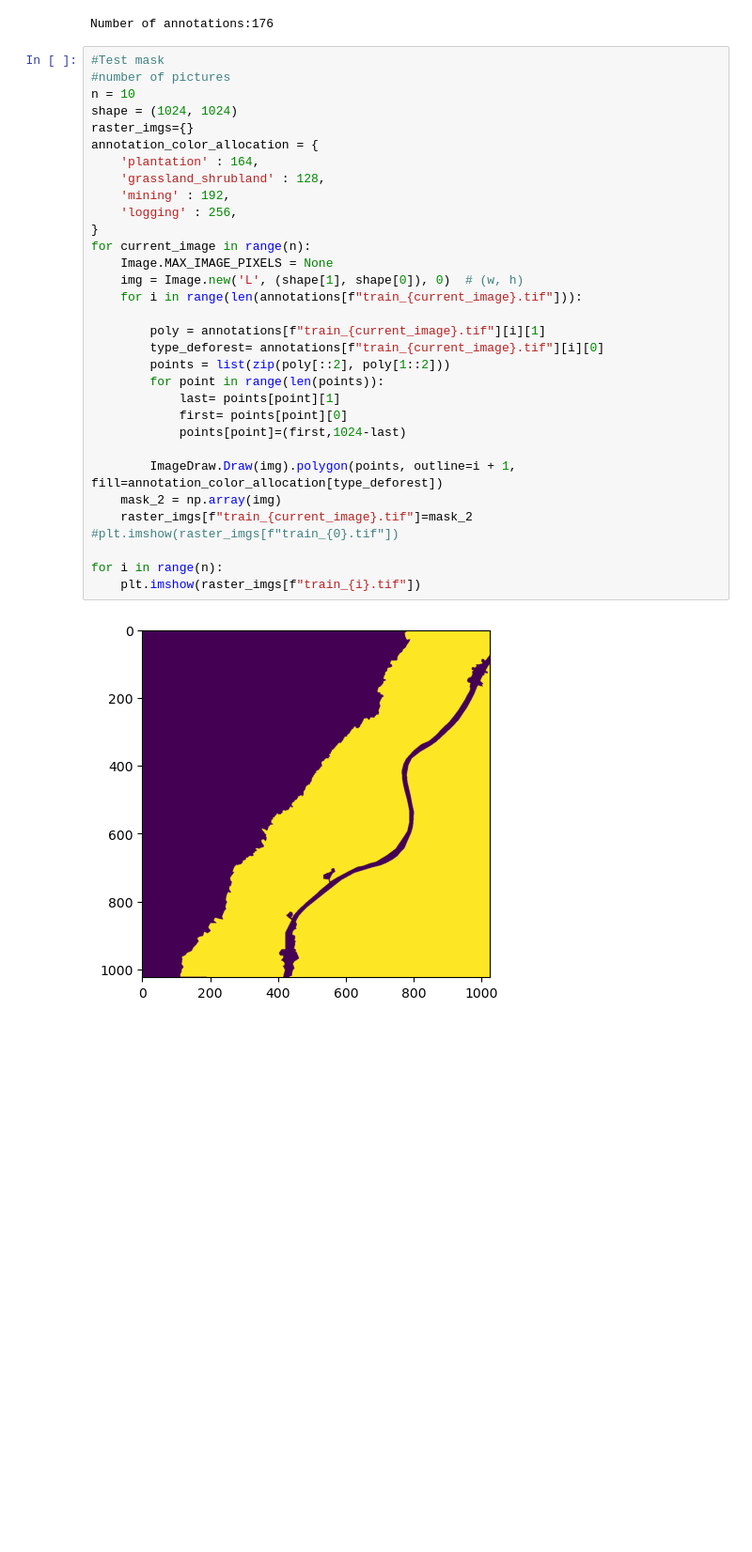
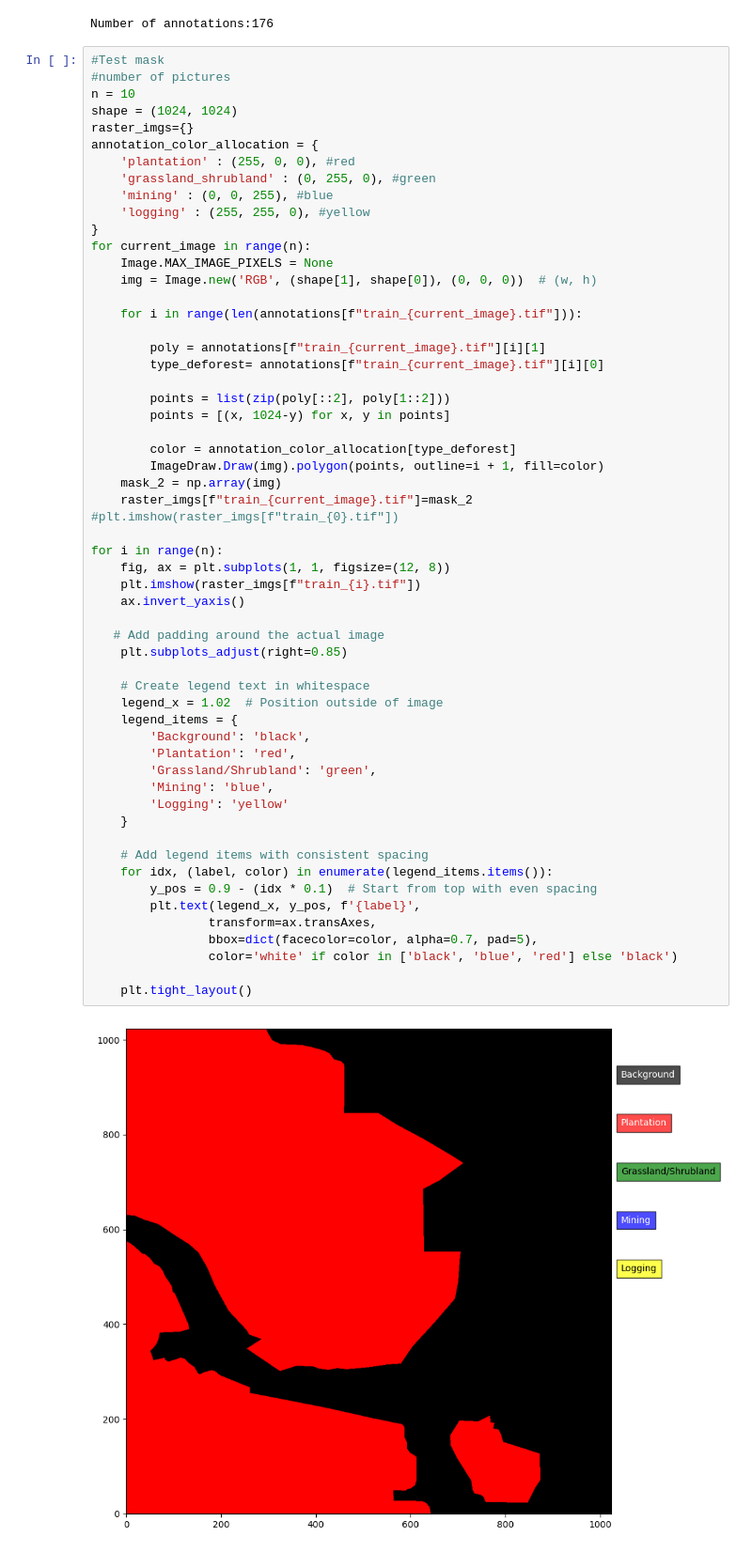
Before and after one commit to bragehs/INF367A-DeforestationDrivers, a Jupyter notebook: polygons_2_pixel.ipynb, the cells around one changed output. Shown at 94% size. Saved outputs shown, nothing was run; the diff lists cells and outputs as text; blank space fills up the shorter version.

Commit message:
added legend

```diff
--- a/polygons_2_pixel.ipynb
+++ b/polygons_2_pixel.ipynb
@@ -29,34 +29,59 @@ Number of annotations:176
 # %%
 #Test mask
 #number of pictures
 n = 10
 shape = (1024, 1024)
 raster_imgs={}
 annotation_color_allocation = {
-    'plantation' : 164,
-    'grassland_shrubland' : 128,
-    'mining' : 192,
-    'logging' : 256,
+    'plantation' : (255, 0, 0), #red
+    'grassland_shrubland' : (0, 255, 0), #green
+    'mining' : (0, 0, 255), #blue
+    'logging' : (255, 255, 0), #yellow
 }
 for current_image in range(n):
     Image.MAX_IMAGE_PIXELS = None
-    img = Image.new('L', (shape[1], shape[0]), 0)  # (w, h)
+    img = Image.new('RGB', (shape[1], shape[0]), (0, 0, 0))  # (w, h)
+
     for i in range(len(annotations[f"train_{current_image}.tif"])):
 
         poly = annotations[f"train_{current_image}.tif"][i][1]
         type_deforest= annotations[f"train_{current_image}.tif"][i][0]
+
         points = list(zip(poly[::2], poly[1::2]))
-        for point in range(len(points)):
-            last= points[point][1]
-            first= points[point][0]
-            points[point]=(first,1024-last)
+        points = [(x, 1024-y) for x, y in points]
 
-        ImageDraw.Draw(img).polygon(points, outline=i + 1, fill=annotation_color_allocation[type_deforest])
+        color = annotation_color_allocation[type_deforest]
+        ImageDraw.Draw(img).polygon(points, outline=i + 1, fill=color)
     mask_2 = np.array(img)
     raster_imgs[f"train_{current_image}.tif"]=mask_2
 #plt.imshow(raster_imgs[f"train_{0}.tif"])
 
 for i in range(n):
+    fig, ax = plt.subplots(1, 1, figsize=(12, 8))
     plt.imshow(raster_imgs[f"train_{i}.tif"])
+    ax.invert_yaxis()
+
+   # Add padding around the actual image
+    plt.subplots_adjust(right=0.85)
+
+    # Create legend text in whitespace
+    legend_x = 1.02  # Position outside of image
+    legend_items = {
+        'Background': 'black',
+        'Plantation': 'red',
+        'Grassland/Shrubland': 'green',
+        'Mining': 'blue',
+        'Logging': 'yellow'
+    }
+
+    # Add legend items with consistent spacing
+    for idx, (label, color) in enumerate(legend_items.items()):
+        y_pos = 0.9 - (idx * 0.1)  # Start from top with even spacing
+        plt.text(legend_x, y_pos, f'{label}',
+                transform=ax.transAxes,
+                bbox=dict(facecolor=color, alpha=0.7, pad=5),
+                color='white' if color in ['black', 'blue', 'red'] else 'black')
+
+    plt.tight_layout()
 # %% [output]
-[figure, old version]
+[figure, new version]
```
Also changed, not shown: parts of 1 cell of this notebook.
